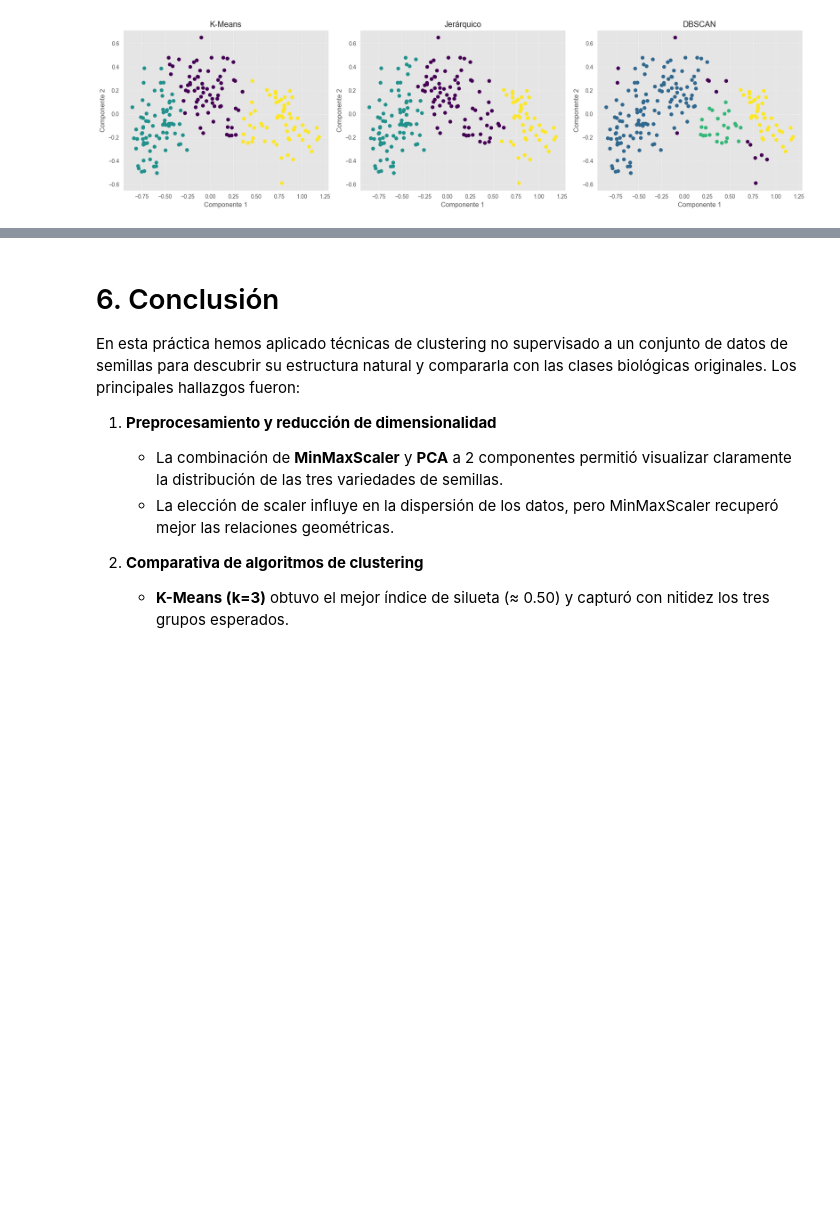
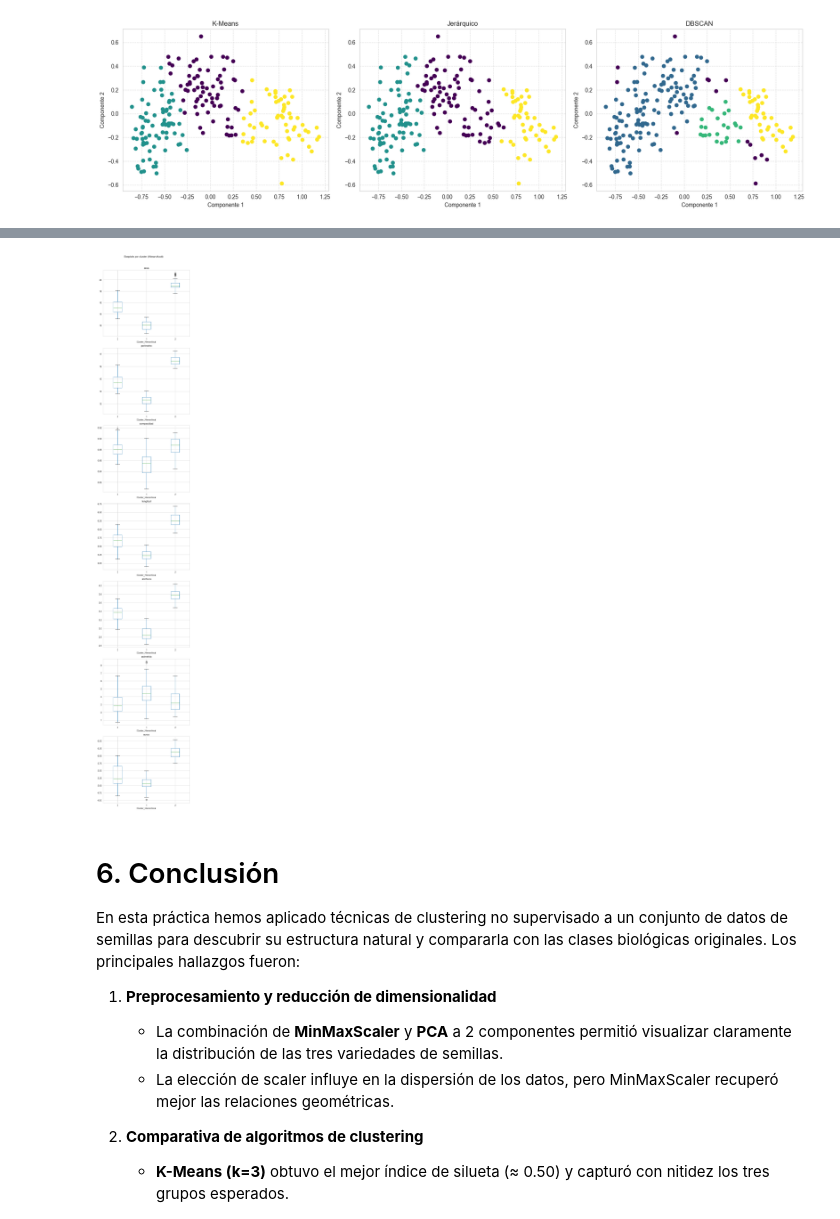
Before and after one commit to liangjizhu/Aprendizaje-Automatico-lab-2, a Jupyter notebook: notebook1.ipynb, the cells around one changed output, grey strips where cells are left out. Drawn from its saved outputs; the diff is of its cells as text; code cells hidden in the pictures; blank space fills up the shorter version.

```diff
--- a/notebook1.ipynb
+++ b/notebook1.ipynb
@@ -586,4 +585,16 @@ Cluster 2 – Semillas grandes
 Estos patrones confirman que K-Means separa claramente las tres variedades biológicas de semillas según tamaño, forma y asimetría, tal como muestran las tablas de contingencia y los índices de validación interna y externa.
+# %%
+# Boxplots de K-Means
+df = pd.DataFrame(X, columns=data.columns[:-1])
+df['Cluster_Hierarchical'] = hierarchical_labels
+fig, axes = plt.subplots(len(df.columns)-1, 1, figsize=(6, (len(df.columns)-1)*5), constrained_layout=True)
+for ax, feat in zip(axes, df.columns[:-1]):
+    df.boxplot(column=feat, by='Cluster_Hierarchical', ax=ax)
+    ax.set_title(feat)
+plt.suptitle('Boxplots por cluster (Hierarchical)', y=1.02)
+plt.show()
+# %% [output]
+[figure, added]
 # %% [markdown]
 # 6. Conclusión
 
```
Also changed, not shown: parts of 25 cells of this notebook.
